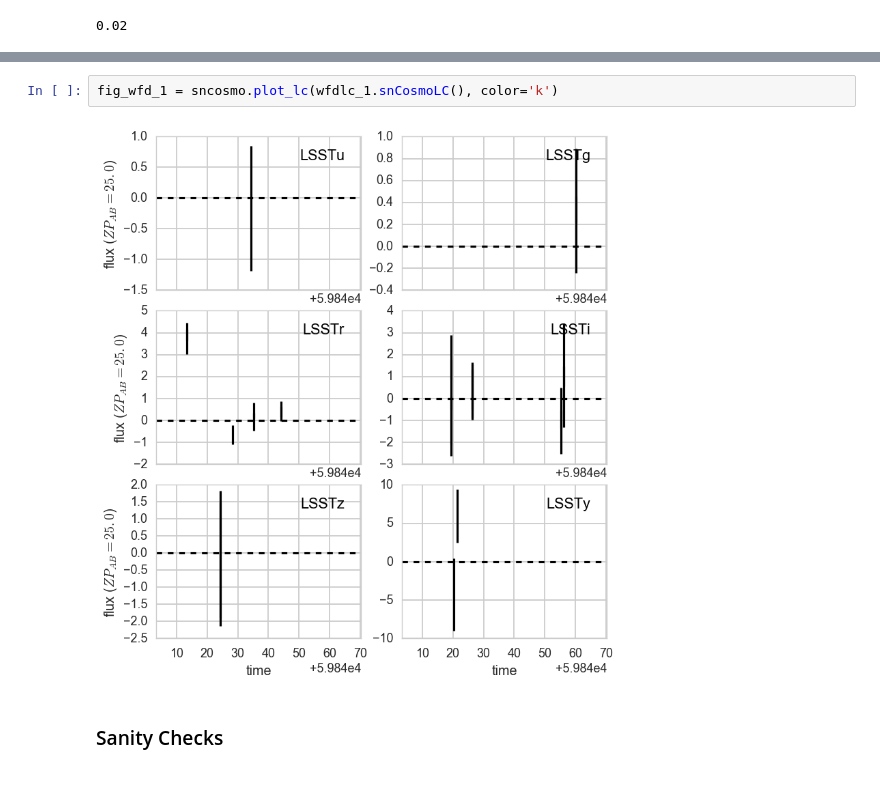
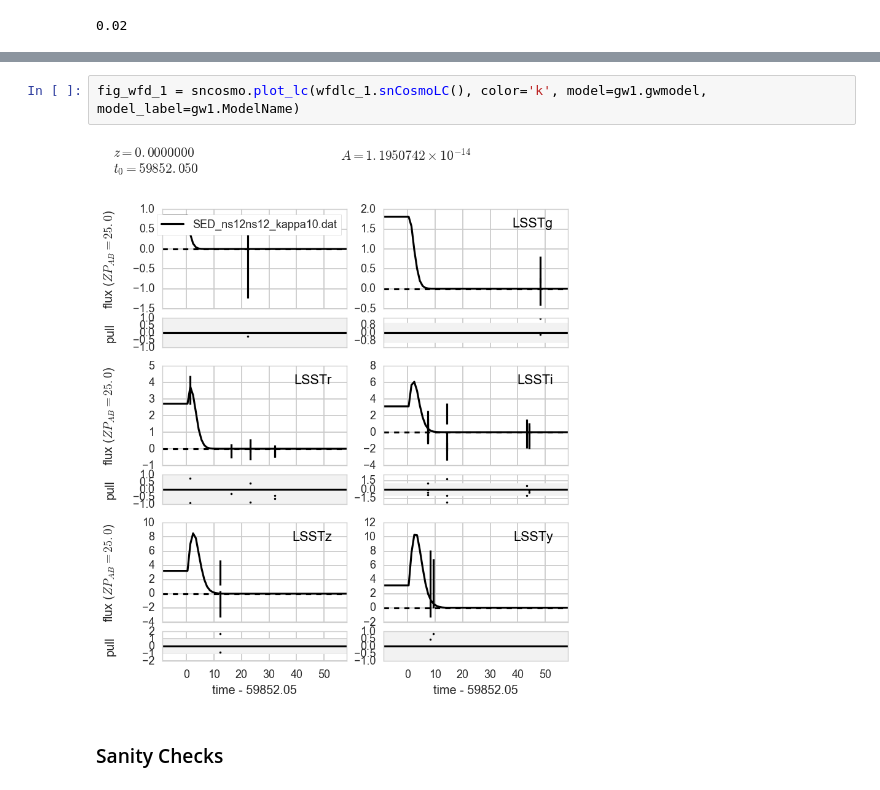
Before and after one commit to rbiswas4/emclc, a Jupyter notebook: examples/gw_emcounterparts.ipynb, the cells around one changed output, grey strips where cells are left out. Saved outputs shown, nothing was run; the diff lists cells and outputs as text.

```diff
--- a/examples/gw_emcounterparts.ipynb
+++ b/examples/gw_emcounterparts.ipynb
@@ -259,7 +281,7 @@ fig_ddf_1 = sncosmo.plot_lc(ddflc_1.snCosmoLC(), color='k')
 # %%
-fig_wfd_1 = sncosmo.plot_lc(wfdlc_1.snCosmoLC(), color='k')
+fig_wfd_1 = sncosmo.plot_lc(wfdlc_1.snCosmoLC(), color='k', model=gw1.gwmodel, model_label=gw1.ModelName)
 # %% [output]
-[figure, old version]
+[figure, new version]
 # %% [markdown]
 ### Sanity Checks
 # %%
```
Also changed, not shown: parts of 7 cells of this notebook.
